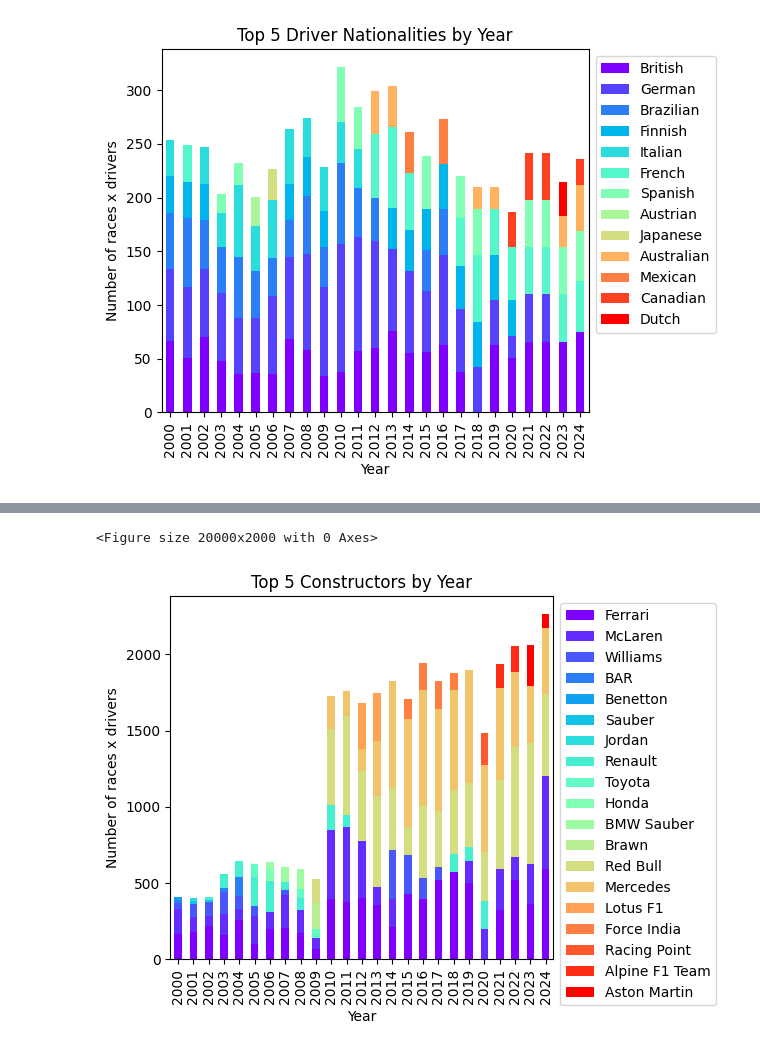
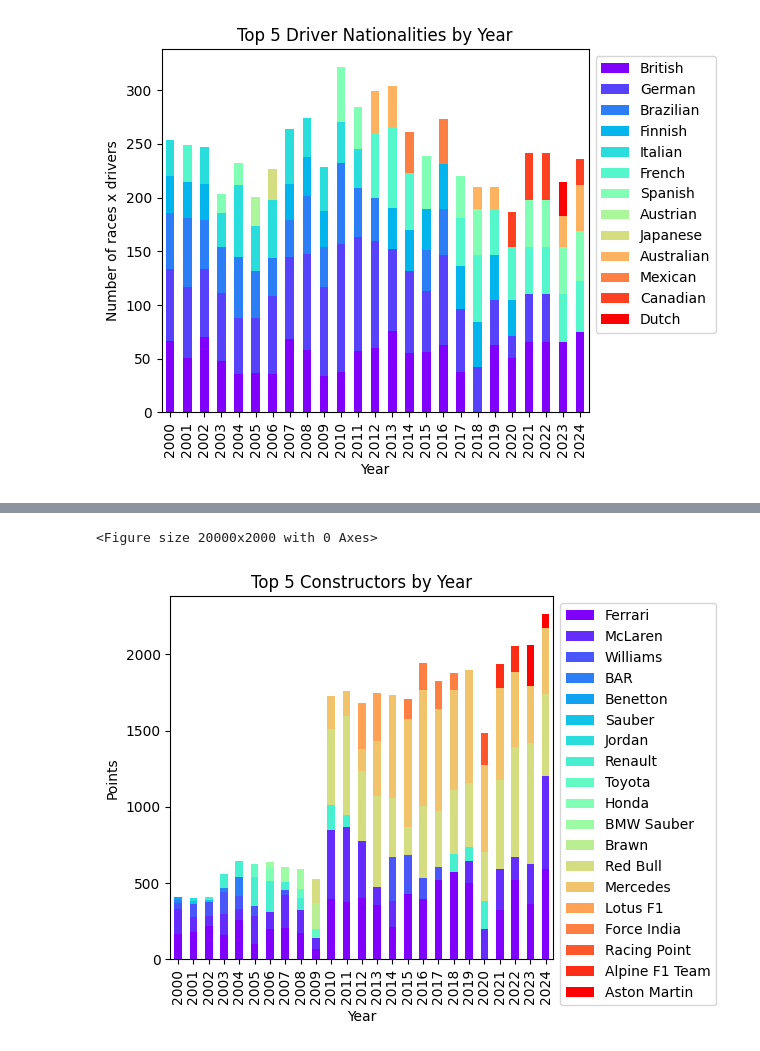
Before and after one commit to Manillin/Notes, a Jupyter notebook: masters/BigDataAnalytics/Lab/AssignmentEDA/assignment.ipynb, the cells around one changed output, grey strips where cells are left out. Cells and saved outputs as stored; diff of their text form; code cells hidden in the pictures.

```diff
--- a/masters/BigDataAnalytics/Lab/AssignmentEDA/assignment.ipynb
+++ b/masters/BigDataAnalytics/Lab/AssignmentEDA/assignment.ipynb
@@ -43,3 +52,4 @@ df_drivers.rename(columns={'nationality': 'driver_nationality'}, inplace=True)
 df_results.rename(columns={'grid': 'starting_position', 'positionText': 'final_position', 'milliseconds': 'finishing_time'}, inplace=True)
 
 df_results['finishing_time'] = df_results['finishing_time'] / 1000
+df_results.loc[df_results['raceId'] == 918, 'points'] = df_results.loc[df_results['raceId'] == 918, 'points'] / 2
@@ -212,31 +379,31 @@ plt.show()
 # %%
 plt.figure(figsize=(200,20))
 
 df_filtered=df.loc[df['year']>=2000]
 
 grouped_data = df_filtered.groupby(["year", "constructor_name"])["points"].sum().unstack(fill_value=0)
 
 top5_per_year = grouped_data.apply(lambda row: row.nlargest(5).index.tolist(), axis=1)
 
 top5_df = top5_per_year.apply(pd.Series)
 
 grouped_data_top5 = pd.DataFrame()
 
 for year in top5_df.index:
     top5_constructors = top5_df.loc[year].tolist()
     year_data = grouped_data.loc[year, top5_constructors]
     grouped_data_top5 = pd.concat([grouped_data_top5, year_data.to_frame().T], axis=0)
 
 ax = grouped_data_top5.plot(kind="bar", stacked=True, colormap='rainbow')
 
 plt.xlabel("Year")
-plt.ylabel("Number of races x drivers")
+plt.ylabel("Points")
 plt.title("Top 5 Constructors by Year")
 
 ax.legend(loc='upper left', bbox_to_anchor=(1, 1))
 
 plt.tight_layout()
 plt.show()
 # %% [output]
 <Figure size 20000x2000 with 0 Axes>
-[figure, old version]
+[figure, new version]
```
Also changed, not shown: parts of 71 cells of this notebook, 20 other files.
